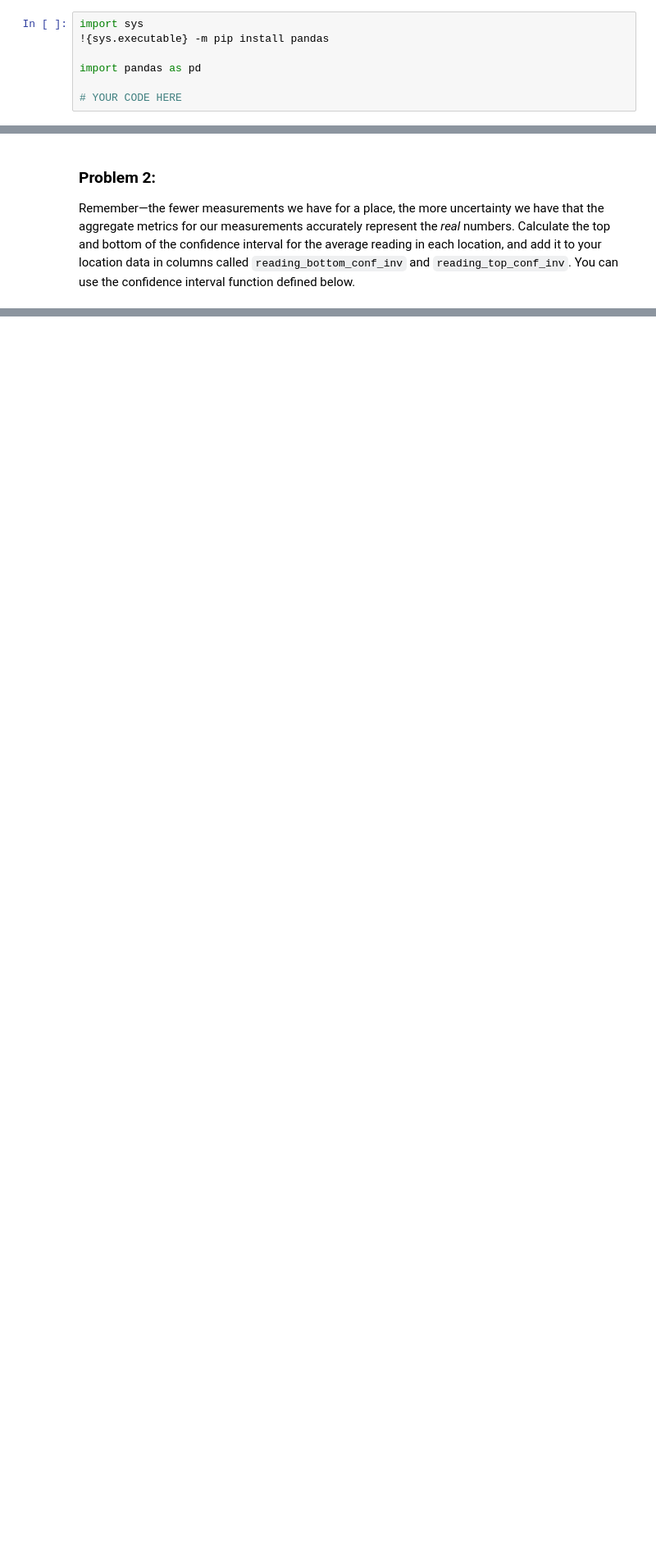
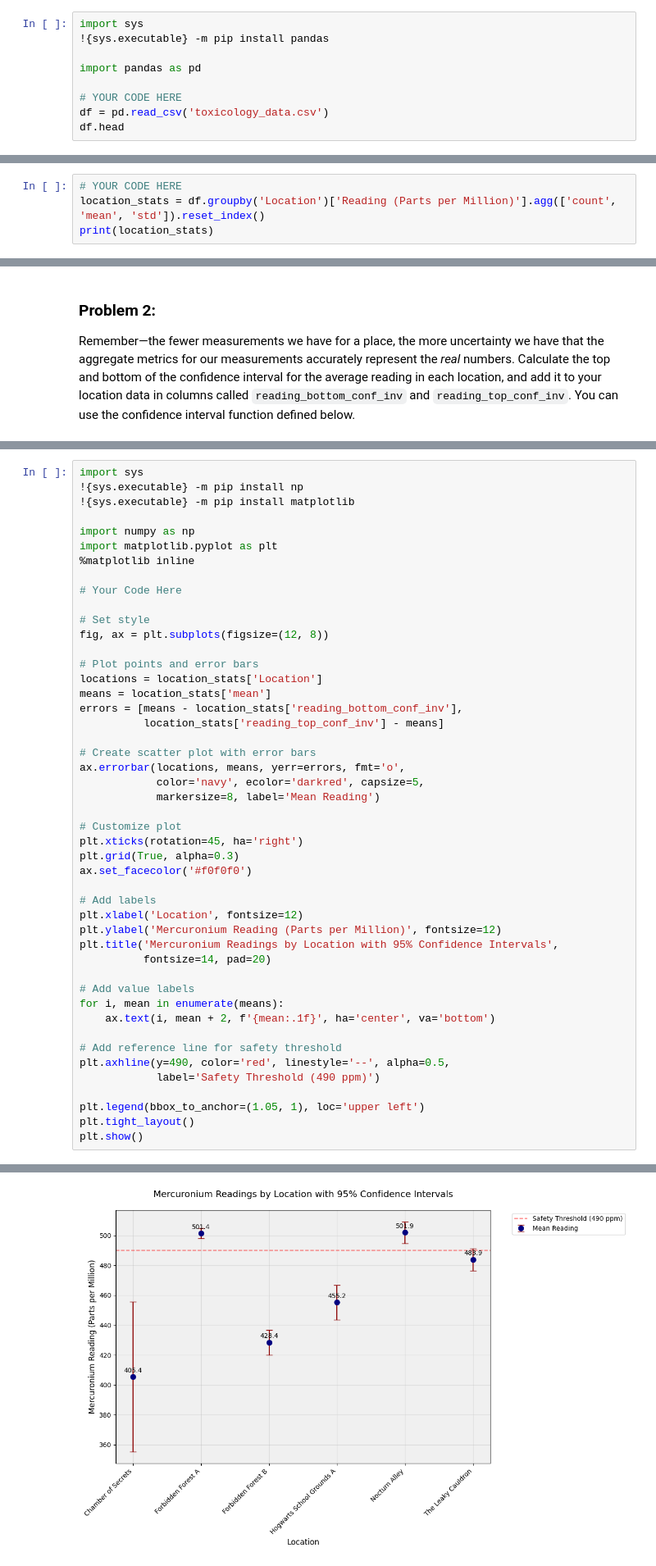
Before and after one commit to MPCS-51042/materials, a Jupyter notebook: ch7_intro_to_data_engineering/Homework_Problems.ipynb, the cells around one changed output, grey strips where cells are left out. Shown at 82% size. Saved outputs shown, nothing was run; the diff lists cells and outputs as text; blank space fills up the shorter version.

```diff
--- a/ch7_intro_to_data_engineering/Homework_Problems.ipynb
+++ b/ch7_intro_to_data_engineering/Homework_Problems.ipynb
@@ -17,3 +17,5 @@ import sys
 import pandas as pd
 
 # YOUR CODE HERE
+df = pd.read_csv('toxicology_data.csv')
+df.head
@@ -25,0 +35,4 @@ Find the number of readings taken for each location in the data, as well as the
+# %%
+# YOUR CODE HERE
+location_stats = df.groupby('Location')['Reading (Parts per Million)'].agg(['count', 'mean', 'std']).reset_index()
+print(location_stats)
@@ -79,0 +139,48 @@ import matplotlib.pyplot as plt
+# %%
+import sys
+!{sys.executable} -m pip install np
+!{sys.executable} -m pip install matplotlib
+
+import numpy as np
+import matplotlib.pyplot as plt
+%matplotlib inline
+
+# Your Code Here
+
+# Set style
+fig, ax = plt.subplots(figsize=(12, 8))
+
+# Plot points and error bars
+locations = location_stats['Location']
+means = location_stats['mean']
+errors = [means - location_stats['reading_bottom_conf_inv'],
+          location_stats['reading_top_conf_inv'] - means]
+
+# Create scatter plot with error bars
+ax.errorbar(locations, means, yerr=errors, fmt='o',
+            color='navy', ecolor='darkred', capsize=5,
+            markersize=8, label='Mean Reading')
+
+# Customize plot
+plt.xticks(rotation=45, ha='right')
+plt.grid(True, alpha=0.3)
+ax.set_facecolor('#f0f0f0')
+
+# Add labels
+plt.xlabel('Location', fontsize=12)
+plt.ylabel('Mercuronium Reading (Parts per Million)', fontsize=12)
+plt.title('Mercuronium Readings by Location with 95% Confidence Intervals',
+          fontsize=14, pad=20)
+
+# Add value labels
+for i, mean in enumerate(means):
+    ax.text(i, mean + 2, f'{mean:.1f}', ha='center', va='bottom')
+
+# Add reference line for safety threshold
+plt.axhline(y=490, color='red', linestyle='--', alpha=0.5,
+            label='Safety Threshold (490 ppm)')
+
+plt.legend(bbox_to_anchor=(1.05, 1), loc='upper left')
+plt.tight_layout()
+plt.show()
+# %% [output]
@@ -80,3 +203,4 @@ import matplotlib.pyplot as plt
+[figure, added]
 # %% [markdown]
 ### Problem 4:
 
```
Also changed, not shown: parts of 14 cells of this notebook.
